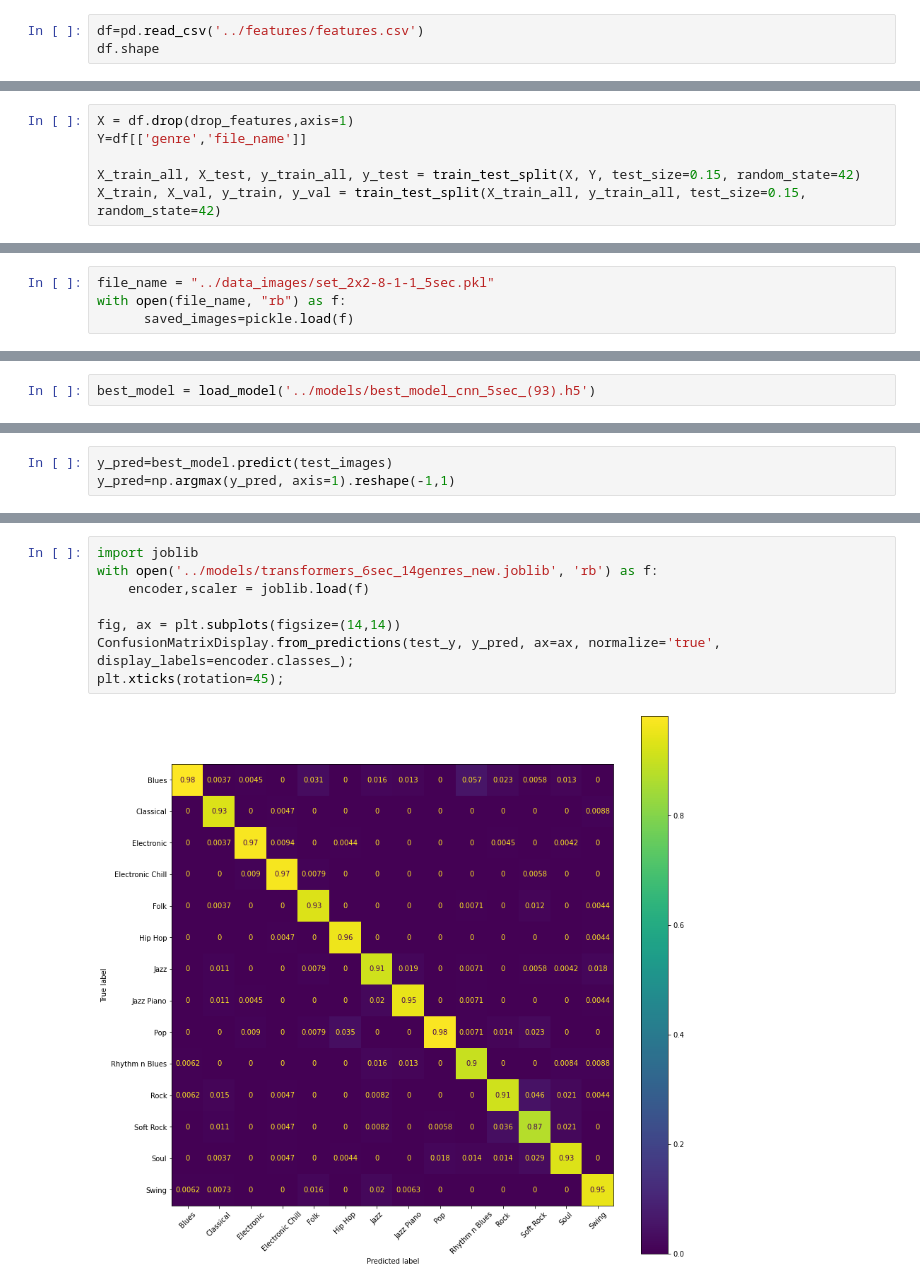
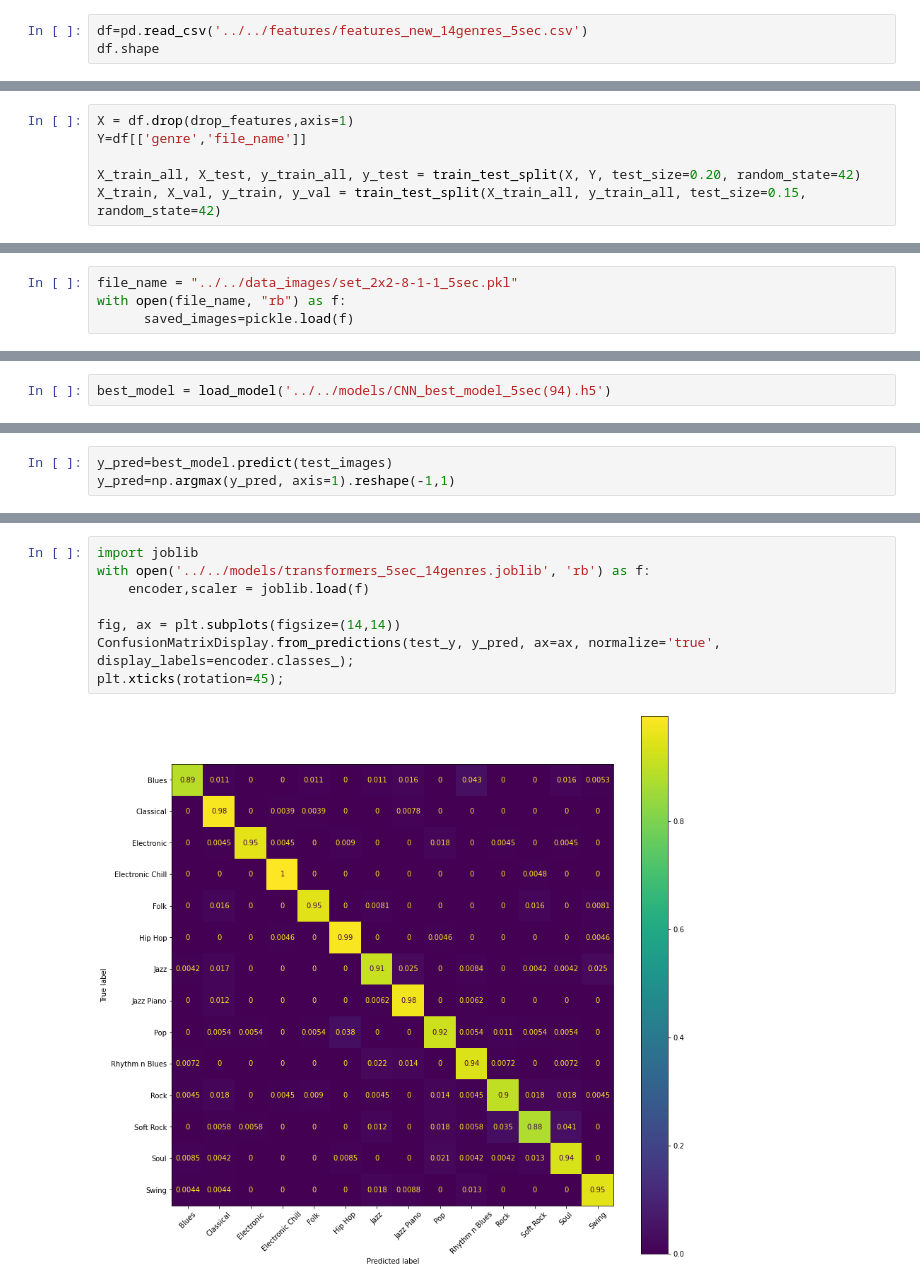
Before and after one commit to schahmatist/Get-Your-Music-Style-Classifier---With-Neural-Networks, a Jupyter notebook: notebooks/overview/Project Technical Overview.ipynb, the cells around one changed output, grey strips where cells are left out. Drawn from its saved outputs; the diff is of its cells as text.

```diff
--- a/notebooks/overview/Project Technical Overview.ipynb
+++ b/notebooks/overview/Project Technical Overview.ipynb
@@ -408,6 +410,6 @@ from xgboost import plot_importance
 # %% [markdown]
 ### Loading and splitting Data
 # %%
-df=pd.read_csv('../features/features.csv')
+df=pd.read_csv('../../features/features_new_14genres_5sec.csv')
 df.shape
 # %% [output]
@@ -518,7 +515,7 @@ def visualize_training_results(results):
 X = df.drop(drop_features,axis=1)
 Y=df[['genre','file_name']]
 
-X_train_all, X_test, y_train_all, y_test = train_test_split(X, Y, test_size=0.15, random_state=42)
+X_train_all, X_test, y_train_all, y_test = train_test_split(X, Y, test_size=0.20, random_state=42)
 X_train, X_val, y_train, y_val = train_test_split(X_train_all, y_train_all, test_size=0.15, random_state=42)
 # %%
 
@@ -630,7 +632,7 @@ import pickle
 # test_images, test_labels = next(test_generator)
 # val_images, val_labels = next(val_generator)
 # %%
-file_name = "../data_images/set_2x2-8-1-1_5sec.pkl"
+file_name = "../../data_images/set_2x2-8-1-1_5sec.pkl"
 with open(file_name, "rb") as f:
       saved_images=pickle.load(f)
 # %%
@@ -719,7 +721,7 @@ checkpoint = [ ModelCheckpoint(filepath='best_model_cnn_6sec_.h5', monitor='val_
 # %% [markdown]
 ## CNN Evaluation
 # %%
-best_model = load_model('../models/best_model_cnn_5sec_(93).h5')
+best_model = load_model('../../models/CNN_best_model_5sec(94).h5')
 # %%
 y_pred=best_model.predict(test_images)
 y_pred=np.argmax(y_pred, axis=1).reshape(-1,1)
@@ -768,13 +770,13 @@ print(classification_report(test_y, y_pred))
 weighted avg       0.94      0.94      0.94      2797
 # %%
 import joblib
-with open('../models/transformers_6sec_14genres_new.joblib', 'rb') as f:
+with open('../../models/transformers_5sec_14genres.joblib', 'rb') as f:
     encoder,scaler = joblib.load(f)
 
 fig, ax = plt.subplots(figsize=(14,14))
 ConfusionMatrixDisplay.from_predictions(test_y, y_pred, ax=ax, normalize='true', display_labels=encoder.classes_);
 plt.xticks(rotation=45);
 # %% [output]
-[figure, old version]
+[figure, new version]
 # %%
 np.unique(y_pred.flatten(), return_counts=True)
```
Also changed, not shown: parts of 36 cells of this notebook, 19 other files.
